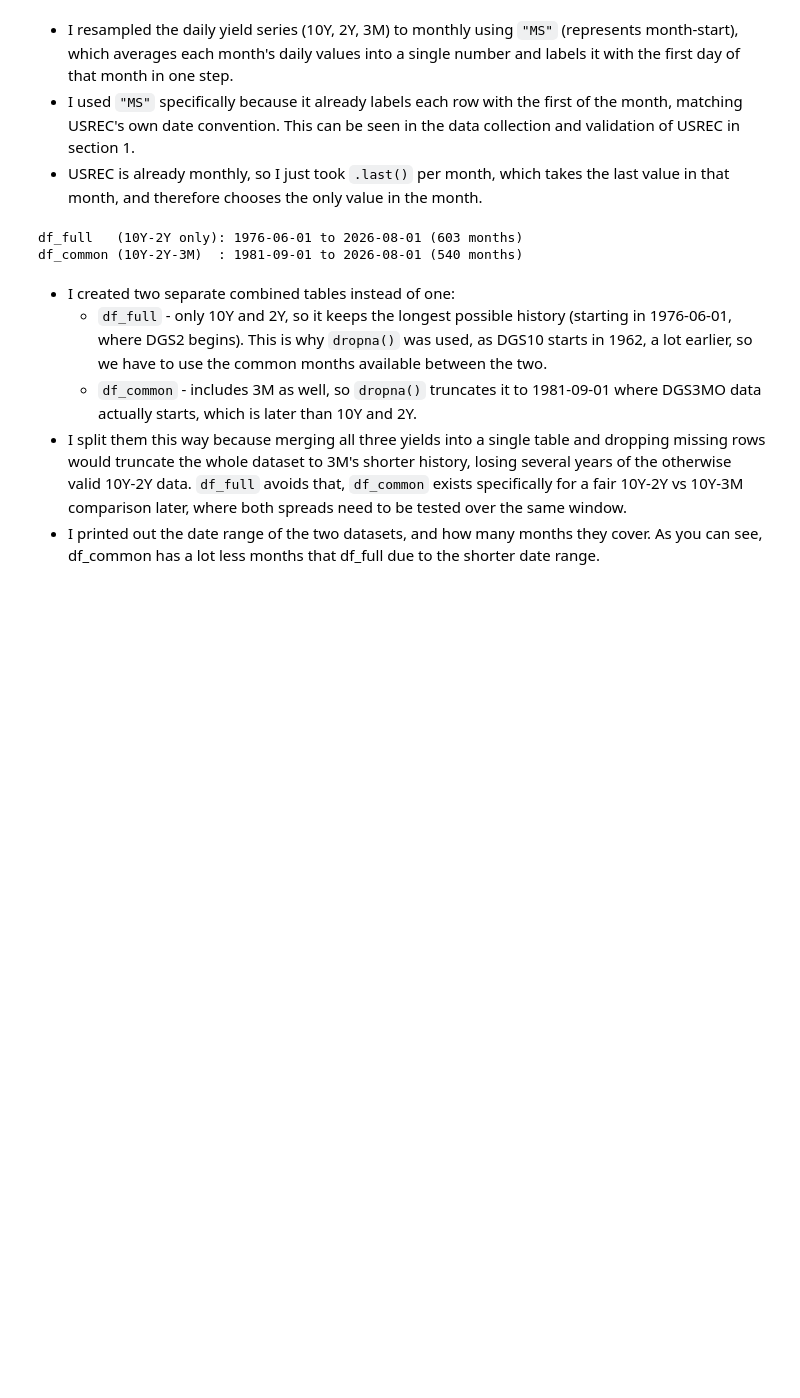
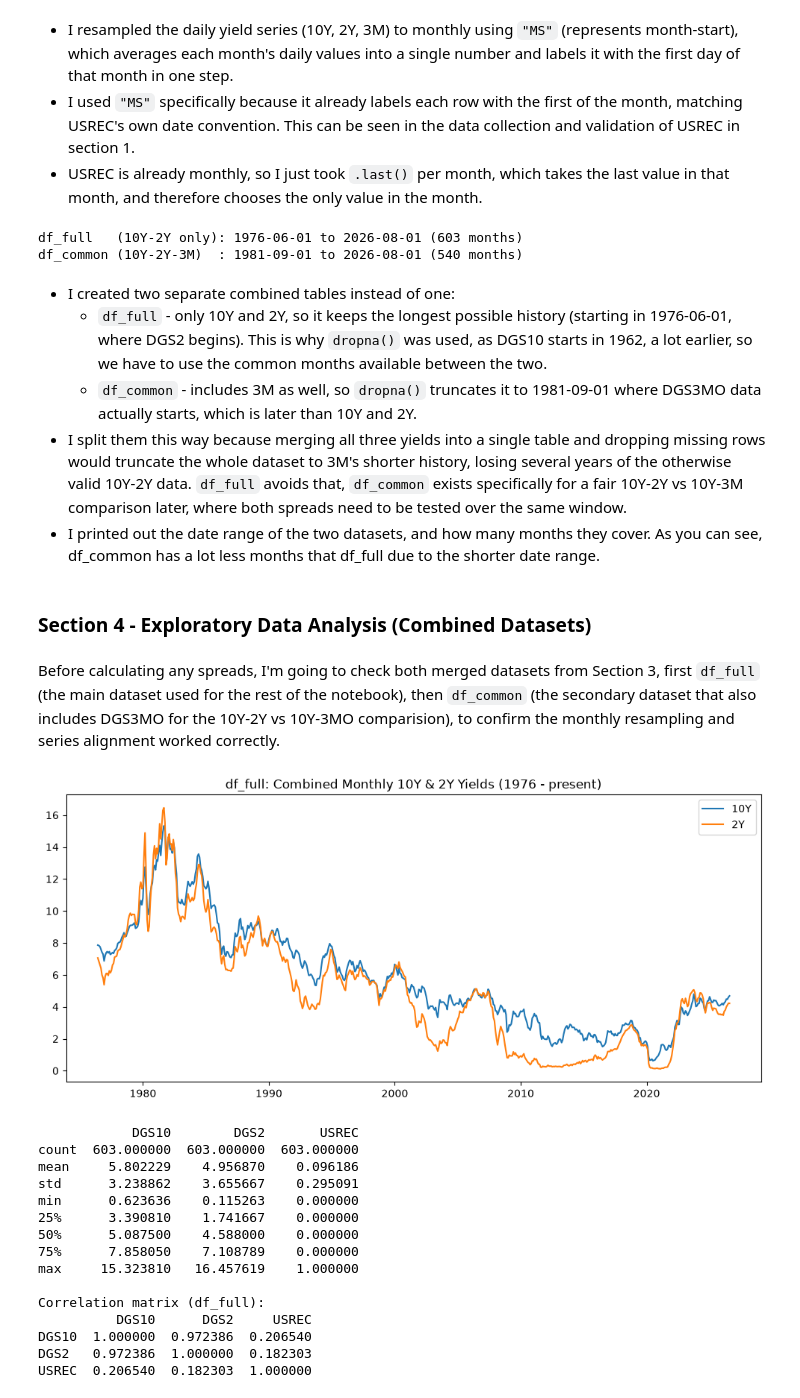
Before and after one commit to Mantra159/Inverted-yield-curve-recession-signal, a Jupyter notebook: yield_curve_analysis.ipynb, the cells around one changed output. Drawn from its saved outputs; the diff is of its cells as text; code cells hidden in the pictures; blank space fills up the shorter version.

Commit message:
Section 4 finished

```diff
--- a/yield_curve_analysis.ipynb
+++ b/yield_curve_analysis.ipynb
@@ -275,3 +275,36 @@ df_common (10Y-2Y-3M)  : 1981-09-01 to 2026-08-01 (540 months)
   - `df_common` - includes 3M as well, so `dropna()` truncates it to 1981-09-01 where DGS3MO data actually starts, which is later than 10Y and 2Y.
 - I split them this way because merging all three yields into a single table and dropping missing rows would truncate the whole dataset to 3M's shorter history, losing several years of the otherwise valid 10Y-2Y data. `df_full` avoids that, `df_common` exists specifically for a fair 10Y-2Y vs 10Y-3M comparison later, where both spreads need to be tested over the same window.
 - I printed out the date range of the two datasets, and how many months they cover. As you can see, df_common has a lot less months that df_full due to the shorter date range.
+# %% [markdown]
+### Section 4 - Exploratory Data Analysis (Combined Datasets)
+# %% [markdown]
+Before calculating any spreads, I'm going to check both merged datasets from Section 3, first `df_full` (the main dataset used for the rest of the notebook), then `df_common` (the secondary dataset that also includes DGS3MO for the 10Y-2Y vs 10Y-3MO comparision), to confirm the monthly resampling and series alignment worked correctly.
+# %%
+fig, ax = plt.subplots(figsize=(12, 5))
+ax.plot(df_full.index, df_full["DGS10"], label="10Y")
+ax.plot(df_full.index, df_full["DGS2"], label="2Y")
+ax.legend()
+ax.set_title("df_full: Combined Monthly 10Y & 2Y Yields (1976 - present)")
+plt.show()
+
+print(df_full.describe())
+print()
+print("Correlation matrix (df_full):")
+print(df_full.corr())
+# %% [output]
+[figure, added]
+            DGS10        DGS2       USREC
+count  603.000000  603.000000  603.000000
+mean     5.802229    4.956870    0.096186
+std      3.238862    3.655667    0.295091
+min      0.623636    0.115263    0.000000
+25%      3.390810    1.741667    0.000000
+50%      5.087500    4.588000    0.000000
+75%      7.858050    7.108789    0.000000
+max     15.323810   16.457619    1.000000
+
+Correlation matrix (df_full):
+          DGS10      DGS2     USREC
+DGS10  1.000000  0.972386  0.206540
+DGS2   0.972386  1.000000  0.182303
+USREC  0.206540  0.182303  1.000000
```
Also changed, not shown: parts of 8 cells of this notebook, 3 other files.
